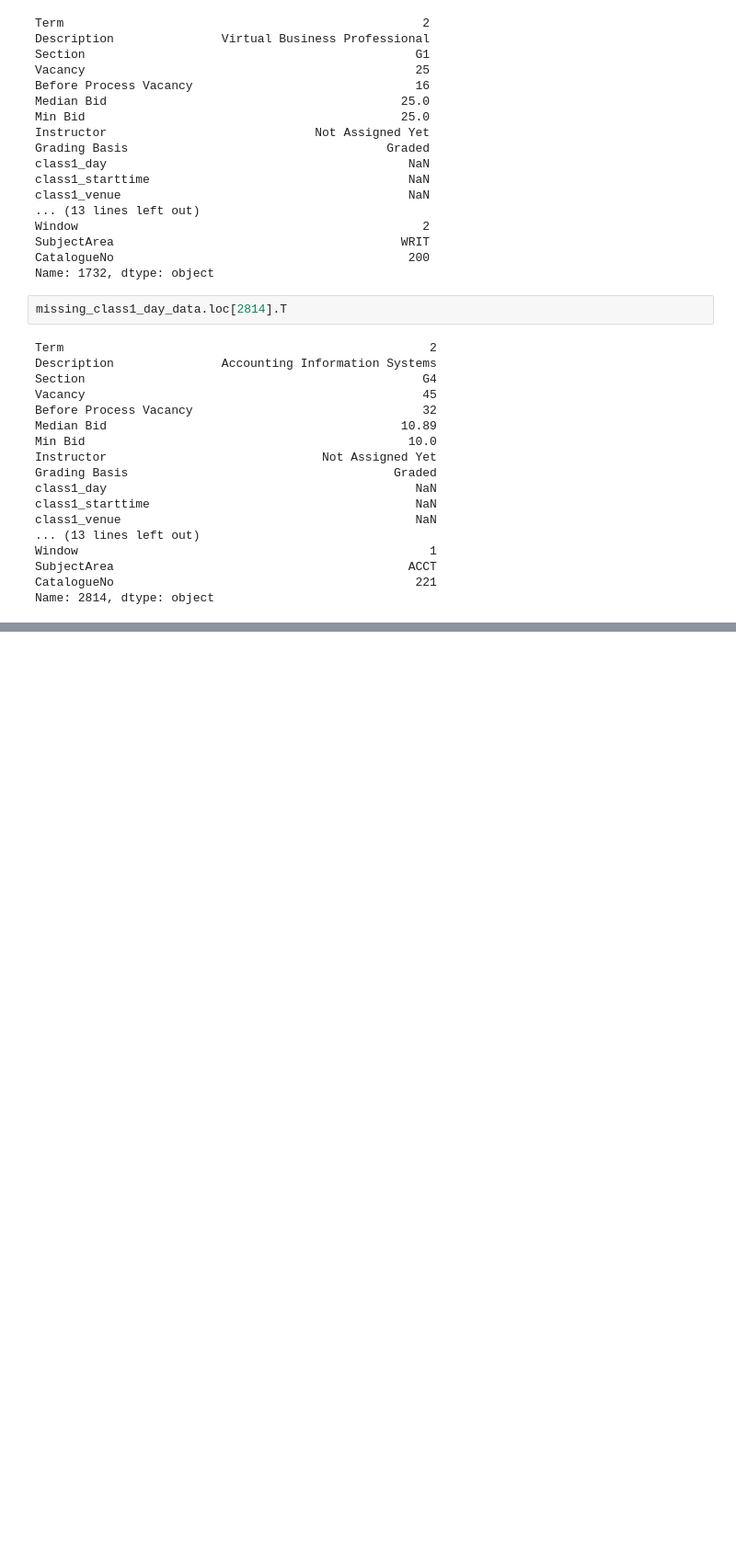
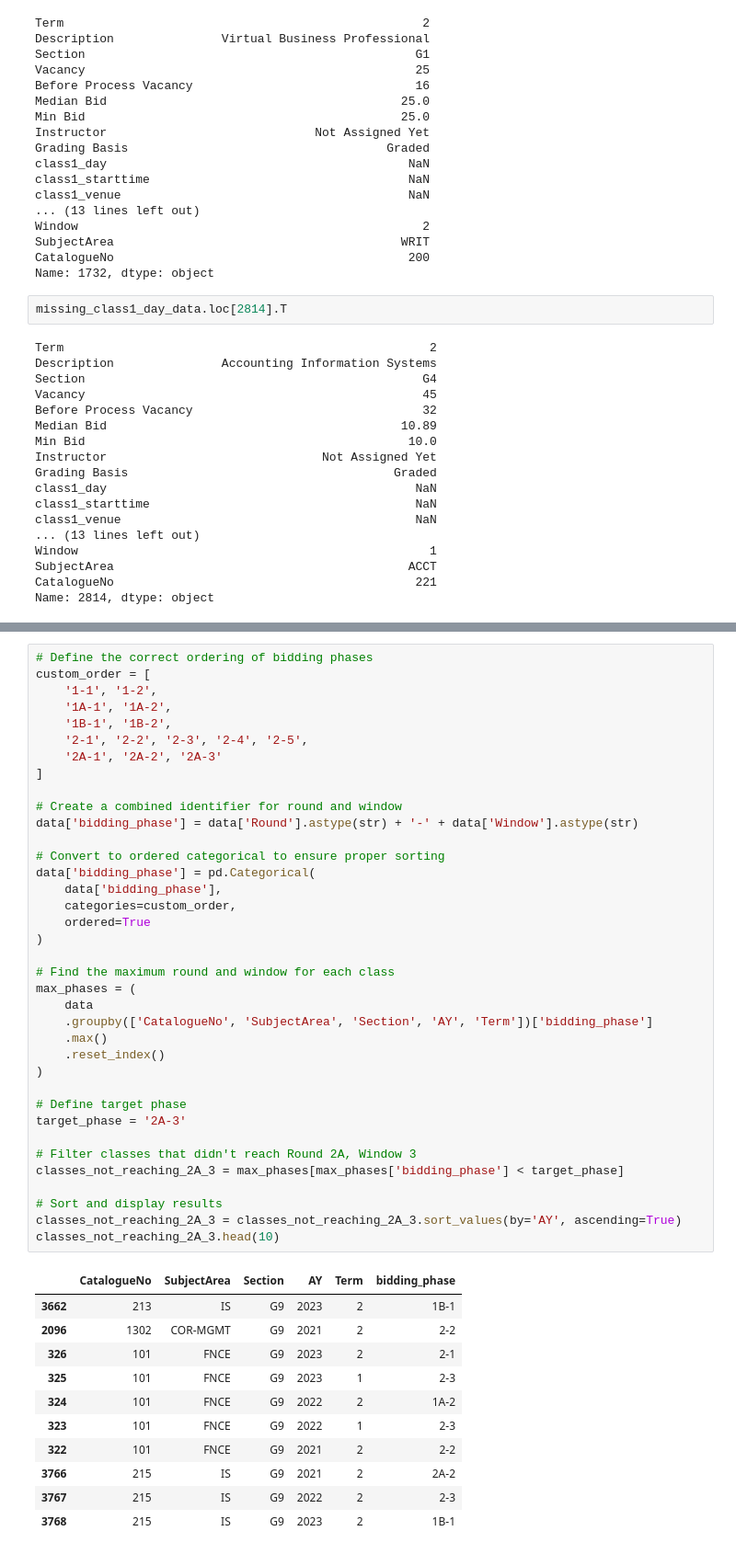
Before and after one commit to tanzhongyan/BidlySMU, a Jupyter notebook: V4_00_data_quality_check.ipynb, the cells around one changed output, grey strips where cells are left out. Shown at 92% size. Cells and saved outputs as stored; diff of their text form; blank space fills up the shorter version.

```diff
--- a/V4_00_data_quality_check.ipynb
+++ b/V4_00_data_quality_check.ipynb
@@ -277,0 +333,49 @@ To fix SUB-ISSUE 2, we will have to check if the class exists by scraping the ra
+# %%
+# Define the correct ordering of bidding phases
+custom_order = [
+    '1-1', '1-2',
+    '1A-1', '1A-2',
+    '1B-1', '1B-2',
+    '2-1', '2-2', '2-3', '2-4', '2-5',
+    '2A-1', '2A-2', '2A-3'
+]
+
+# Create a combined identifier for round and window
+data['bidding_phase'] = data['Round'].astype(str) + '-' + data['Window'].astype(str)
+
+# Convert to ordered categorical to ensure proper sorting
+data['bidding_phase'] = pd.Categorical(
+    data['bidding_phase'],
+    categories=custom_order,
+    ordered=True
+)
+
+# Find the maximum round and window for each class
+max_phases = (
+    data
+    .groupby(['CatalogueNo', 'SubjectArea', 'Section', 'AY', 'Term'])['bidding_phase']
+    .max()
+    .reset_index()
+)
+
+# Define target phase
+target_phase = '2A-3'
+
+# Filter classes that didn't reach Round 2A, Window 3
+classes_not_reaching_2A_3 = max_phases[max_phases['bidding_phase'] < target_phase]
+
+# Sort and display results
+classes_not_reaching_2A_3 = classes_not_reaching_2A_3.sort_values(by='AY', ascending=True)
+classes_not_reaching_2A_3.head(10)
+# %% [output]
+|  | CatalogueNo | SubjectArea | Section | AY | Term | bidding_phase |
+| 3662 | 213 | IS | G9 | 2023 | 2 | 1B-1 |
+| 2096 | 1302 | COR-MGMT | G9 | 2021 | 2 | 2-2 |
+| 326 | 101 | FNCE | G9 | 2023 | 2 | 2-1 |
+| 325 | 101 | FNCE | G9 | 2023 | 1 | 2-3 |
+| 324 | 101 | FNCE | G9 | 2022 | 2 | 1A-2 |
+| 323 | 101 | FNCE | G9 | 2022 | 1 | 2-3 |
+| 322 | 101 | FNCE | G9 | 2021 | 2 | 2-2 |
+| 3766 | 215 | IS | G9 | 2021 | 2 | 2A-2 |
+| 3767 | 215 | IS | G9 | 2022 | 2 | 2-3 |
+| 3768 | 215 | IS | G9 | 2023 | 2 | 1B-1 |
```
Also changed, not shown: parts of 9 cells of this notebook.
